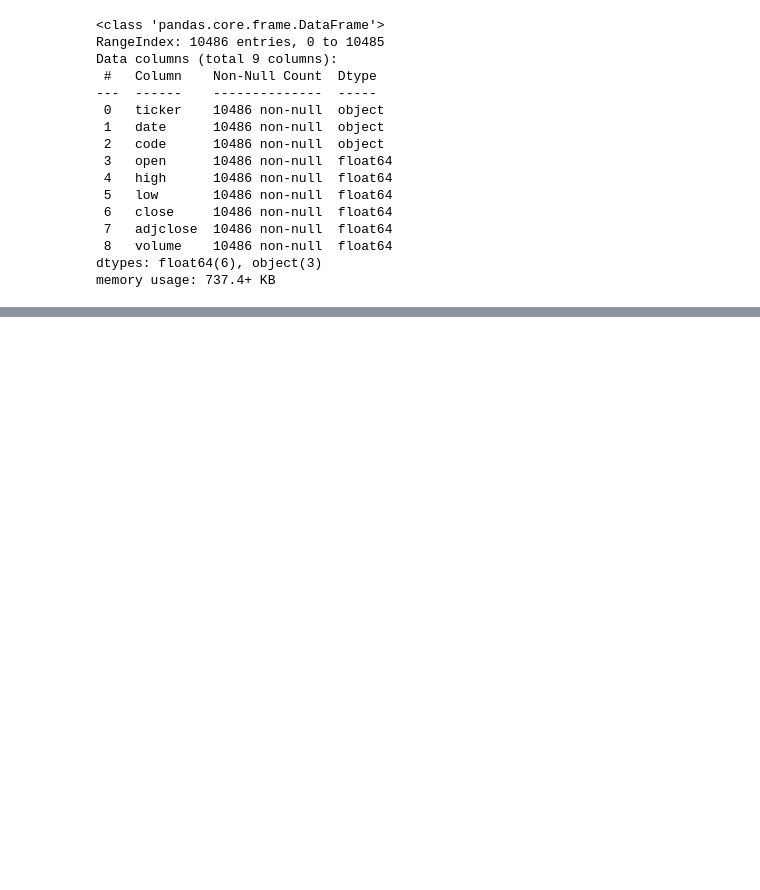
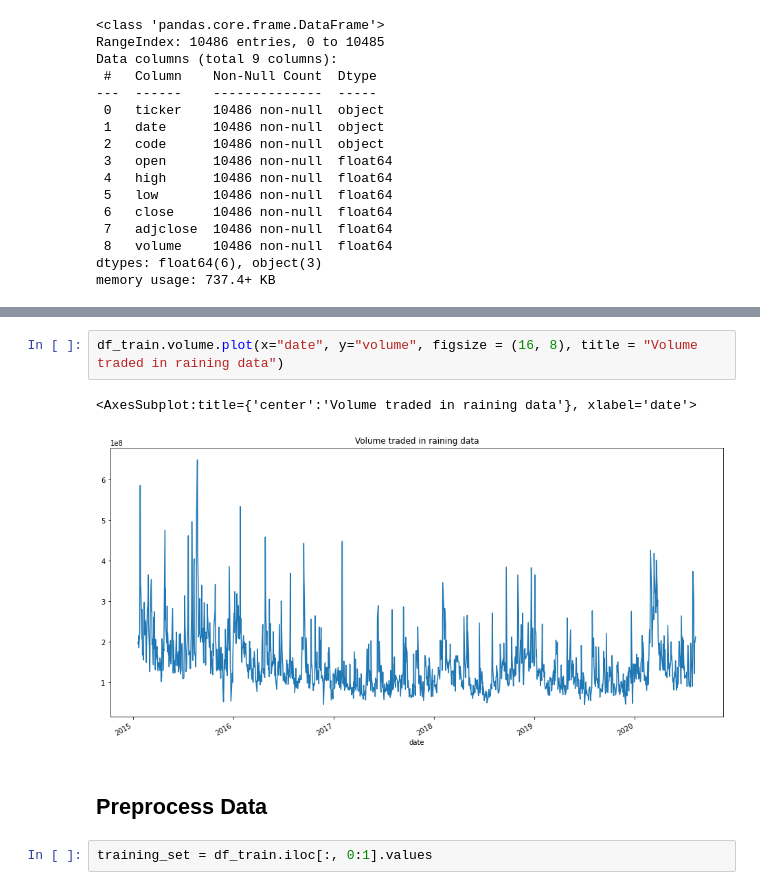
Before and after one commit to hothooper7/Stock_Market_Analysis, a Jupyter notebook: exploratory_codes/Stock_ML3.ipynb, the cells around one changed output, grey strips where cells are left out. Cells and saved outputs as stored; diff of their text form; blank space fills up the shorter version.

```diff
--- a/exploratory_codes/Stock_ML3.ipynb
+++ b/exploratory_codes/Stock_ML3.ipynb
@@ -90,0 +123,9 @@ df_train = df[:8400]
+# %%
+df_train.volume.plot(x="date", y="volume", figsize = (16, 8), title = "Volume traded in raining data")
+# %% [output]
+<AxesSubplot:title={'center':'Volume traded in raining data'}, xlabel='date'>
+[figure, added]
+# %% [markdown]
+## Preprocess Data
+# %%
+training_set = df_train.iloc[:, 0:1].values
```
Also changed, not shown: parts of 28 cells of this notebook, 1 other file.
